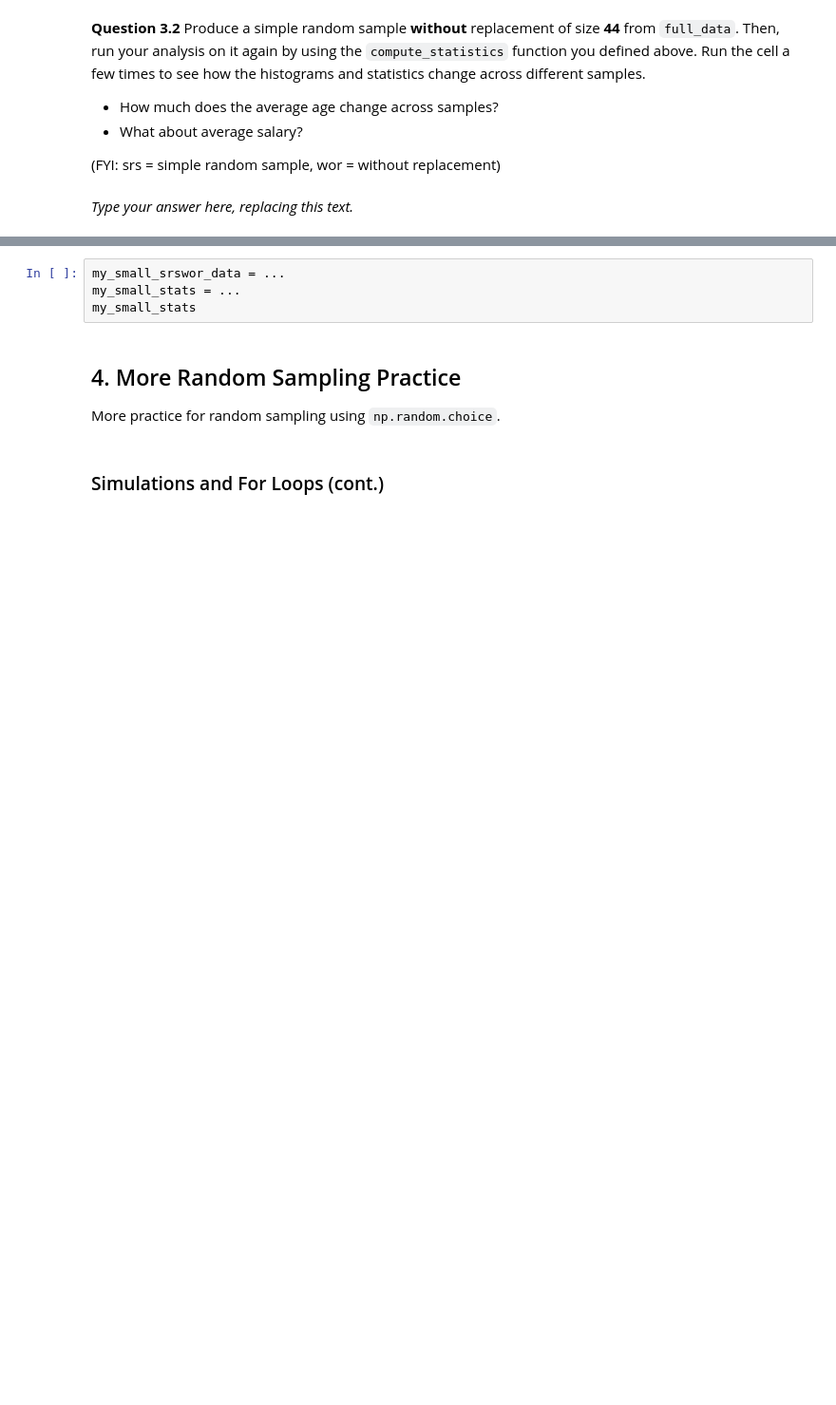
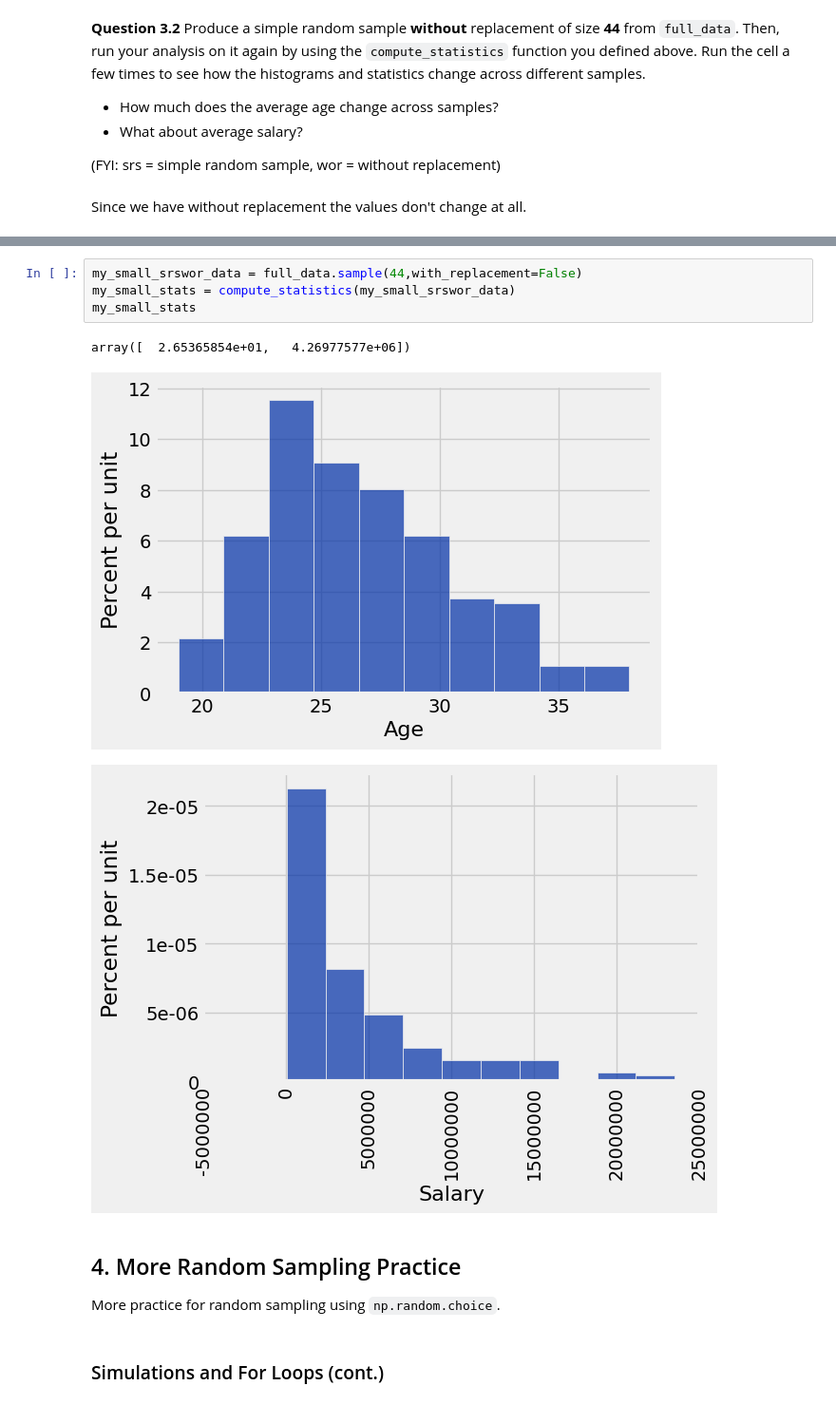
Before and after one commit to cplahn/cplahn_DATA_Fall, a Jupyter notebook: lab05/lab05.ipynb, the cells around one changed output, grey strips where cells are left out. Shown at 95% size. Cells and saved outputs as stored; diff of their text form; blank space fills up the shorter version.

```diff
--- a/lab05/lab05.ipynb
+++ b/lab05/lab05.ipynb
@@ -395,14 +437,18 @@ salary_data.sample(5, with_replacement=False)
 - What about average salary?
 
 (FYI: srs = simple random sample, wor = without replacement)
-# %% [markdown]
-_Type your answer here, replacing this text._
+# %% [markdown]
+Since we have without replacement the values don't change at all.
 # %% [markdown]
 <!-- BEGIN QUESTION -->
 # %%
-my_small_srswor_data = ...
-my_small_stats = ...
+my_small_srswor_data = full_data.sample(44,with_replacement=False)
+my_small_stats = compute_statistics(my_small_srswor_data)
 my_small_stats
+# %% [output]
+array([  2.65365854e+01,   4.26977577e+06])
+[figure, added]
+[figure, added]
 # %% [markdown]
 <!-- END QUESTION -->
 
```
Also changed, not shown: parts of 11 cells of this notebook, 7 other files.
